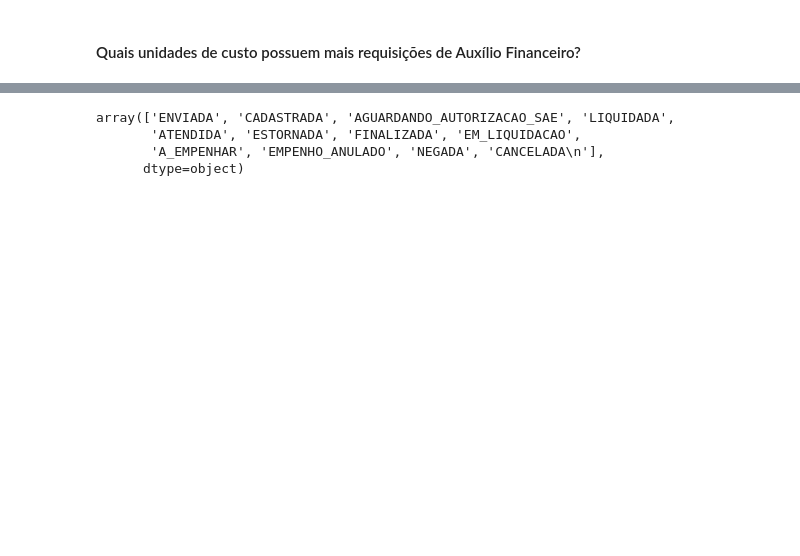
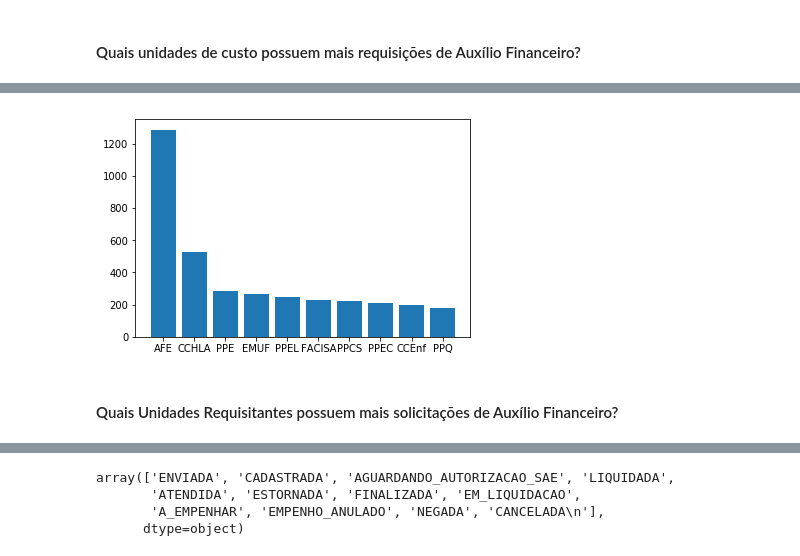
Before and after one commit to igorabrandao/UFRN-budget-application, a Jupyter notebook: auxilio_financeiro.ipynb, the cells around one changed output, grey strips where cells are left out. Saved outputs shown, nothing was run; the diff lists cells and outputs as text; code cells hidden in the pictures; blank space fills up the shorter version.

```diff
--- a/auxilio_financeiro.ipynb
+++ b/auxilio_financeiro.ipynb
@@ -114,0 +187,8 @@ Name: proponente, dtype: int64
+# %%
+plt.bar(range(10), top10_uni_custo.values)
+plt.xticks(range(10), ['AFE', 'CCHLA', 'PPE', 'EMUF', 'PPEL', 'FACISA', 'PPCS', 'PPEC', 'CCEnf', 'PPQ'] )
+plt.show()
+# %% [output]
+[figure, added]
+# %% [markdown]
+#### Quais Unidades Requisitantes possuem mais solicitações de Auxílio Financeiro?
```
Also changed, not shown: parts of 37 cells of this notebook.
